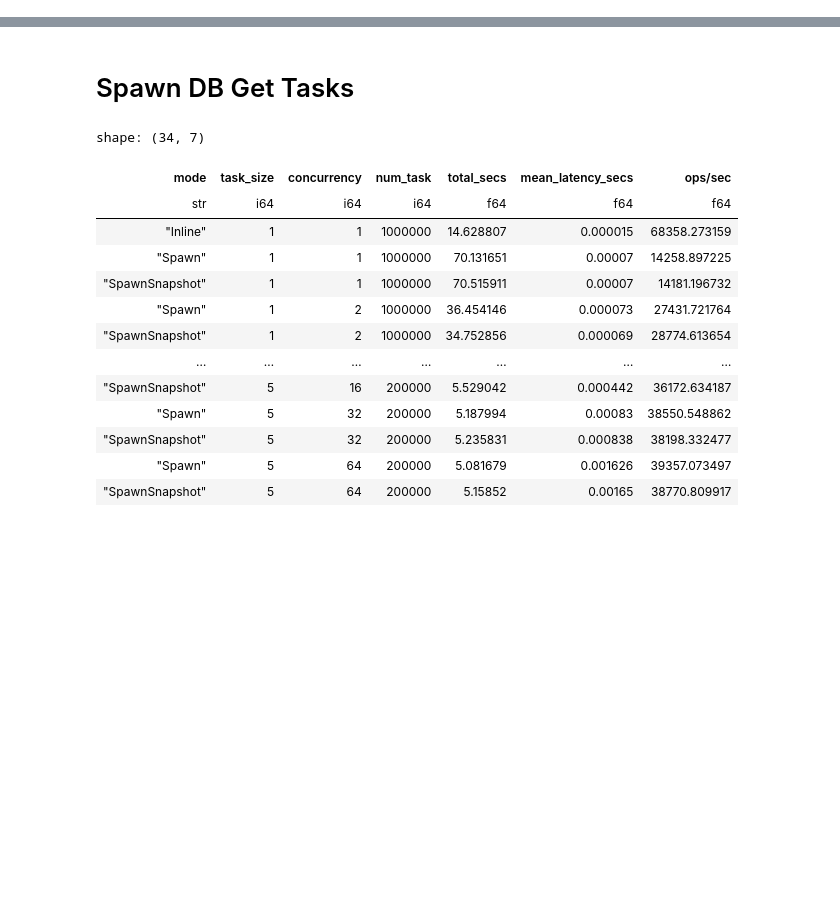
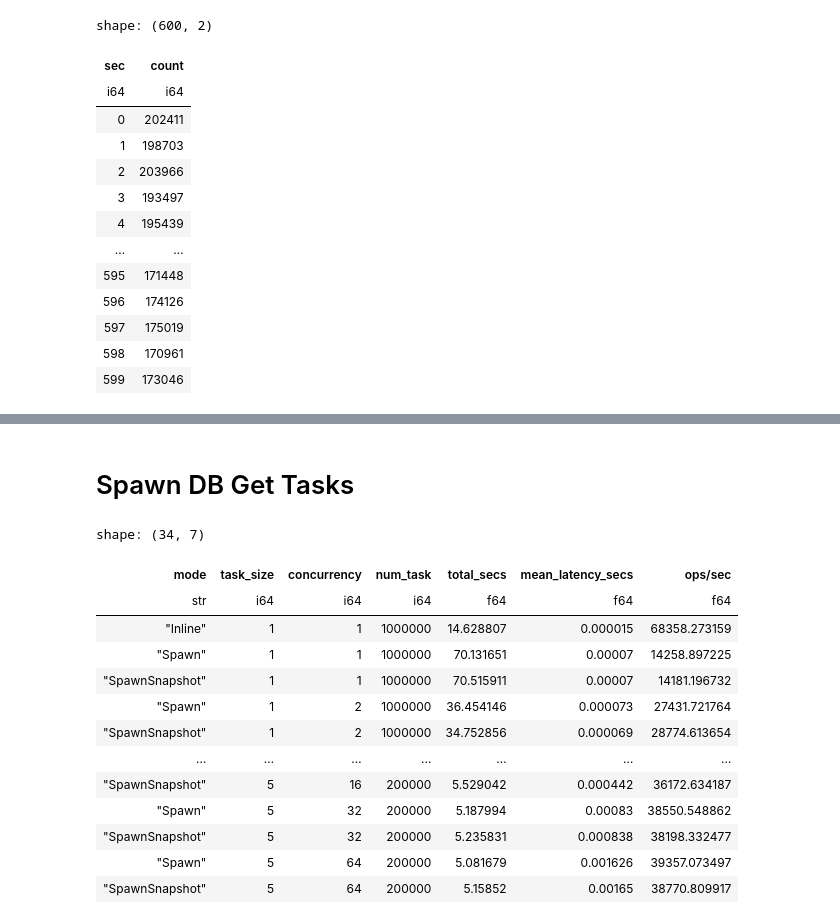
Before and after one commit to sgdxbc/big, a Jupyter notebook: data/plots.ipynb, the cells around one changed output, grey strips where cells are left out. Cells and saved outputs as stored; diff of their text form; code cells hidden in the pictures; blank space fills up the shorter version.

```diff
--- a/data/plots.ipynb
+++ b/data/plots.ipynb
@@ -1,3 +1,21 @@
 # %%
 import polars as pl
 import matplotlib.pyplot as plt
+# %%
+df = pl.read_csv("sample.csv")
+df
+# %% [output]
+shape: (600, 2)
+| sec | count |
+| i64 | i64 |
+| 0 | 202411 |
+| 1 | 198703 |
+| 2 | 203966 |
+| 3 | 193497 |
+| 4 | 195439 |
+| … | … |
+| 595 | 171448 |
+| 596 | 174126 |
+| 597 | 175019 |
+| 598 | 170961 |
+| 599 | 173046 |
```
Also changed, not shown: parts of 1 cell of this notebook, 3 other files.
